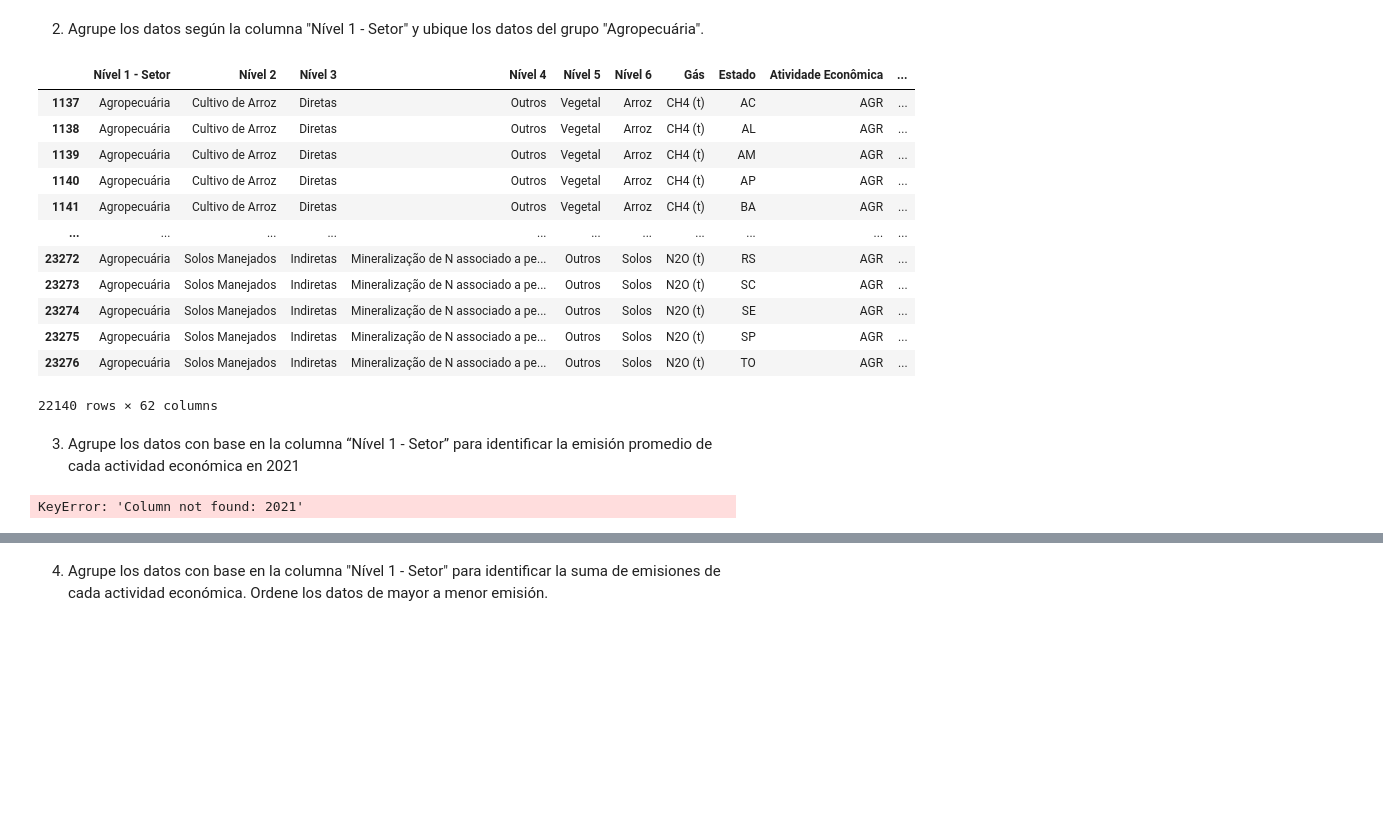
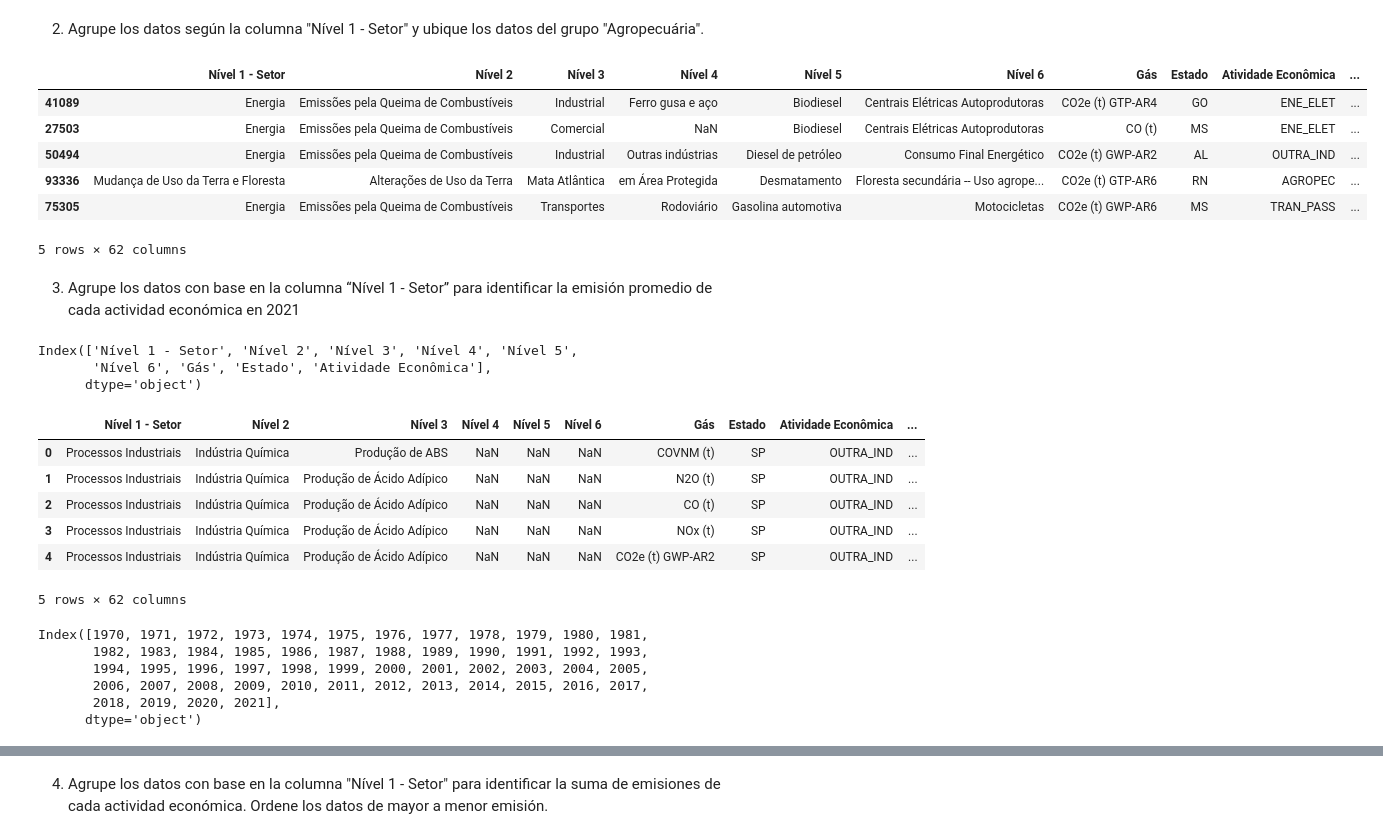
Before and after one commit to LejImkoaj/pandas_seleccionar_agrupar_datos, a Jupyter notebook: seleccion_agrupacion_de_datos.ipynb, the cells around one changed output, grey strips where cells are left out. Cells and saved outputs as stored; diff of their text form; code cells hidden in the pictures; blank space fills up the shorter version.

```diff
--- a/seleccion_agrupacion_de_datos.ipynb
+++ b/seleccion_agrupacion_de_datos.ipynb
@@ -224,23 +224,40 @@ df.groupby(['Nível 1 - Setor']).groups
 2. Agrupe los datos según la columna "Nível 1 - Setor" y ubique los datos del grupo "Agropecuária".
 # %%
 df.groupby('Nível 1 - Setor').get_group('Agropecuária')
+df.sample(5)
 # %% [output]
 |  | Nível 1 - Setor | Nível 2 | Nível 3 | Nível 4 | Nível 5 | Nível 6 | Gás | Estado | Atividade Econômica | ... |
-| 1137 | Agropecuária | Cultivo de Arroz | Diretas | Outros | Vegetal | Arroz | CH4 (t) | AC | AGR | ... |
-| 1138 | Agropecuária | Cultivo de Arroz | Diretas | Outros | Vegetal | Arroz | CH4 (t) | AL | AGR | ... |
-| 1139 | Agropecuária | Cultivo de Arroz | Diretas | Outros | Vegetal | Arroz | CH4 (t) | AM | AGR | ... |
-| 1140 | Agropecuária | Cultivo de Arroz | Diretas | Outros | Vegetal | Arroz | CH4 (t) | AP | AGR | ... |
-| 1141 | Agropecuária | Cultivo de Arroz | Diretas | Outros | Vegetal | Arroz | CH4 (t) | BA | AGR | ... |
-| ... | ... | ... | ... | ... | ... | ... | ... | ... | ... | ... |
-| 23272 | Agropecuária | Solos Manejados | Indiretas | Mineralização de N associado a pe... | Outros | Solos | N2O (t) | RS | AGR | ... |
-| 23273 | Agropecuária | Solos Manejados | Indiretas | Mineralização de N associado a pe... | Outros | Solos | N2O (t) | SC | AGR | ... |
-| 23274 | Agropecuária | Solos Manejados | Indiretas | Mineralização de N associado a pe... | Outros | Solos | N2O (t) | SE | AGR | ... |
-| 23275 | Agropecuária | Solos Manejados | Indiretas | Mineralização de N associado a pe... | Outros | Solos | N2O (t) | SP | AGR | ... |
-| 23276 | Agropecuária | Solos Manejados | Indiretas | Mineralização de N associado a pe... | Outros | Solos | N2O (t) | TO | AGR | ... |
+| 41089 | Energia | Emissões pela Queima de Combustíveis | Industrial | Ferro gusa e aço | Biodiesel | Centrais Elétricas Autoprodutoras | CO2e (t) GTP-AR4 | GO | ENE_ELET | ... |
+| 27503 | Energia | Emissões pela Queima de Combustíveis | Comercial | NaN | Biodiesel | Centrais Elétricas Autoprodutoras | CO (t) | MS | ENE_ELET | ... |
+| 50494 | Energia | Emissões pela Queima de Combustíveis | Industrial | Outras indústrias | Diesel de petróleo | Consumo Final Energético | CO2e (t) GWP-AR2 | AL | OUTRA_IND | ... |
+| 93336 | Mudança de Uso da Terra e Floresta | Alterações de Uso da Terra | Mata Atlântica | em Área Protegida | Desmatamento | Floresta secundária -- Uso agrope... | CO2e (t) GTP-AR6 | RN | AGROPEC | ... |
+| 75305 | Energia | Emissões pela Queima de Combustíveis | Transportes | Rodoviário | Gasolina automotiva | Motocicletas | CO2e (t) GWP-AR6 | MS | TRAN_PASS | ... |
-22140 rows × 62 columns
+5 rows × 62 columns
 # %% [markdown]
 3. Agrupe los datos con base en la columna “Nível 1 - Setor” para identificar la emisión promedio de cada actividad económica en 2021
-# %%
-df[df['Año']==2021].groupby('Nível 1 - Setor')[['Emision']].mean()
-# %% [output]
-KeyError: 'Column not found: 2021'
+# %%
+df.loc[:,'Nível 1 - Setor': 'Atividade Econômica'].columns
+# %% [output]
+Index(['Nível 1 - Setor', 'Nível 2', 'Nível 3', 'Nível 4', 'Nível 5',
+       'Nível 6', 'Gás', 'Estado', 'Atividade Econômica'],
+      dtype='object')
+# %%
+df_lista = list(df.loc[:,'Nível 1 - Setor': 'Atividade Econômica'].columns)
+df.head()
+# %% [output]
+|  | Nível 1 - Setor | Nível 2 | Nível 3 | Nível 4 | Nível 5 | Nível 6 | Gás | Estado | Atividade Econômica | ... |
+| 0 | Processos Industriais | Indústria Química | Produção de ABS | NaN | NaN | NaN | COVNM (t) | SP | OUTRA_IND | ... |
+| 1 | Processos Industriais | Indústria Química | Produção de Ácido Adípico | NaN | NaN | NaN | N2O (t) | SP | OUTRA_IND | ... |
+| 2 | Processos Industriais | Indústria Química | Produção de Ácido Adípico | NaN | NaN | NaN | CO (t) | SP | OUTRA_IND | ... |
+| 3 | Processos Industriais | Indústria Química | Produção de Ácido Adípico | NaN | NaN | NaN | NOx (t) | SP | OUTRA_IND | ... |
+| 4 | Processos Industriais | Indústria Química | Produção de Ácido Adípico | NaN | NaN | NaN | CO2e (t) GWP-AR2 | SP | OUTRA_IND | ... |
+5 rows × 62 columns
+# %%
+df.loc[:, 1970:2021].columns
+# %% [output]
+Index([1970, 1971, 1972, 1973, 1974, 1975, 1976, 1977, 1978, 1979, 1980, 1981,
+       1982, 1983, 1984, 1985, 1986, 1987, 1988, 1989, 1990, 1991, 1992, 1993,
+       1994, 1995, 1996, 1997, 1998, 1999, 2000, 2001, 2002, 2003, 2004, 2005,
+       2006, 2007, 2008, 2009, 2010, 2011, 2012, 2013, 2014, 2015, 2016, 2017,
+       2018, 2019, 2020, 2021],
+      dtype='object')
```
Also changed, not shown: parts of 4 cells of this notebook.
